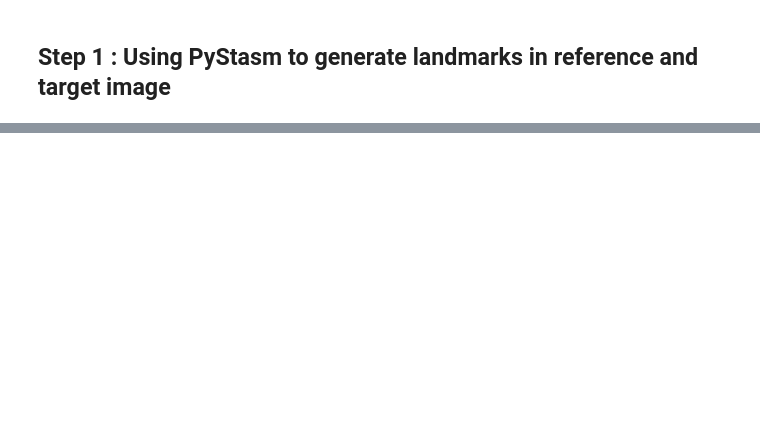
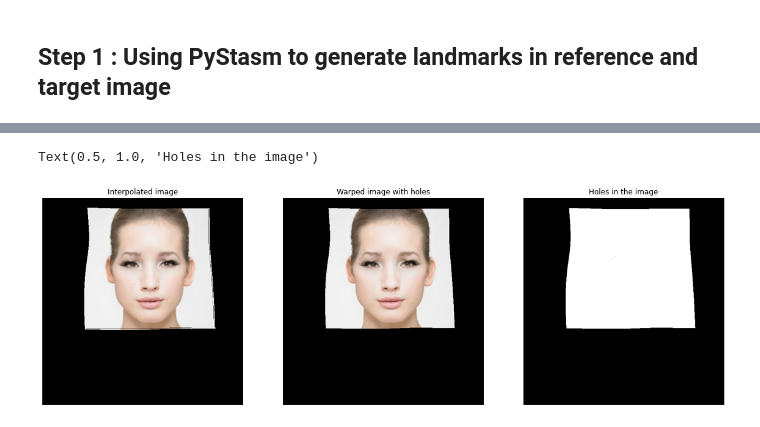
Before and after one commit to shaunak-badani/Digital-Makeup-Face-Generation, a Jupyter notebook: src/Digital Makeup Face Generation.ipynb, the cells around one changed output, grey strips where cells are left out. Cells and saved outputs as stored; diff of their text form; code cells hidden in the pictures; blank space fills up the shorter version.

```diff
--- a/src/Digital Makeup Face Generation.ipynb
+++ b/src/Digital Makeup Face Generation.ipynb
@@ -101,0 +217,15 @@ Text(0.5, 1.0, 'Target Landmarks')
+# %%
+def compute_Wl(xp, yp, NP):
+    xp = xp.reshape(-1, 1)
+    yp = yp.reshape(-1, 1)
+    rXp = np.repeat(xp, NP, axis = 1)
+    rYp = np.repeat(yp, NP, axis = 1)
+
+    wR = np.sqrt((rXp - rXp.T)**2 + (rYp - rYp.T)**2)
+    wK = radial_basis(wR)
+    wP = np.hstack((np.ones((NP, 1)), xp, yp))
+
+    wL_topRow = np.hstack((wK, wP))
+    wL_bottomRow = np.hstack((wP.T, np.zeros((3, 3))))
+    wL = np.vstack((wL_topRow, wL_bottomRow))
+    return wL
@@ -101,0 +265,30 @@ Text(0.5, 1.0, 'Target Landmarks')
+# %%
+interp = {
+    'radius' : 5,
+    'power' : 2
+}
+# %%
+a, b, c = tpswarp(ref_color, target_color.shape, np.flip(ref_l, 1), np.flip(target_l, 1), interp)
+# %%
+a_disp = np.uint8(a)
+b_disp = np.uint8(b)
+# %%
+fig = plt.figure(figsize = (20, 60))
+
+fig.add_subplot(1, 3, 1)
+plt.imshow(a_disp)
+plt.axis('off')
+plt.title("Interpolated image")
+
+fig.add_subplot(1, 3, 2)
+plt.imshow(b_disp)
+plt.axis('off')
+plt.title("Warped image with holes")
+
+fig.add_subplot(1, 3, 3)
+plt.imshow(c, cmap="gray")
+plt.axis('off')
+plt.title("Holes in the image")
+# %% [output]
+Text(0.5, 1.0, 'Holes in the image')
+[figure, added]
```
Also changed, not shown: parts of 39 cells of this notebook.
